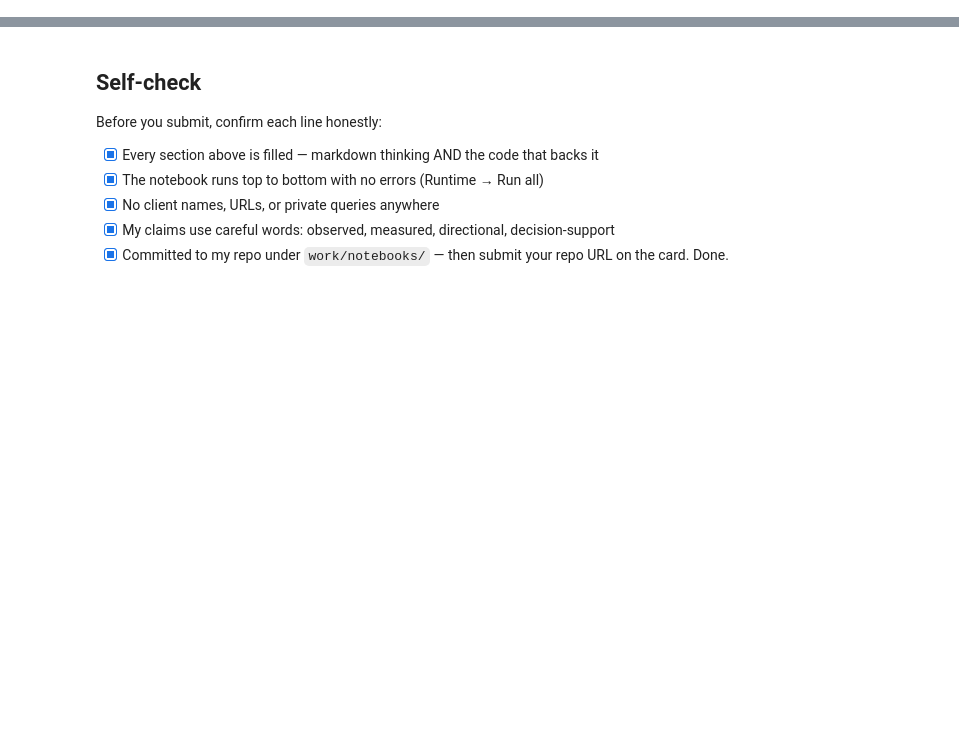
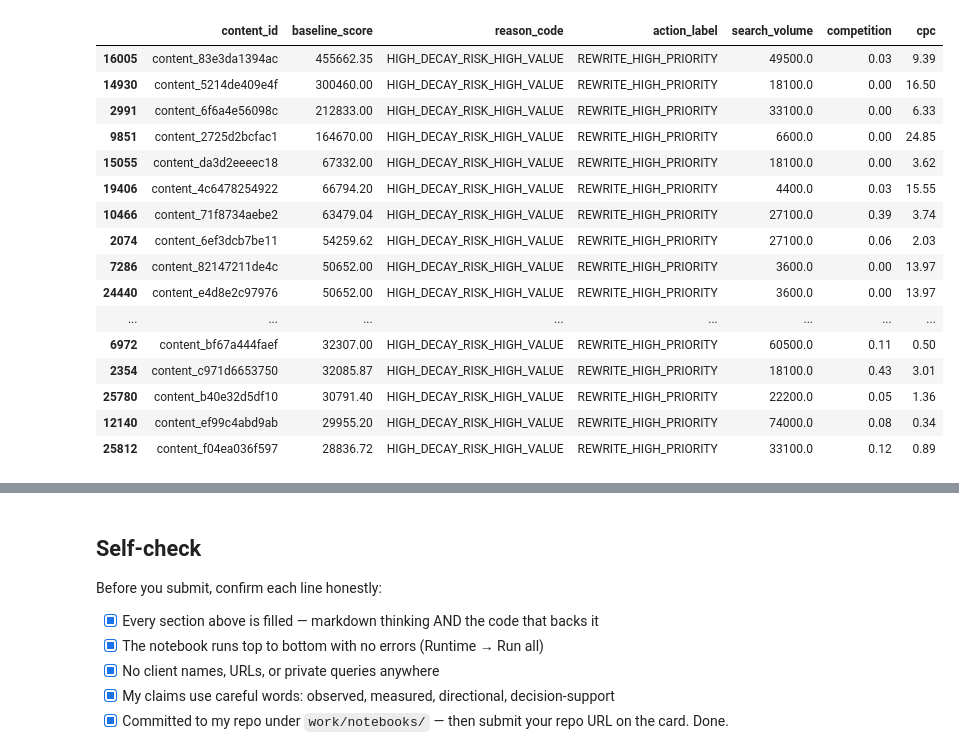
Before and after one commit to ahmed60-jpg/flyrank-intern-, a Jupyter notebook: work/notebooks/w04_baseline_score.ipynb, the cells around one changed output, grey strips where cells are left out. Saved outputs shown, nothing was run; the diff lists cells and outputs as text; code cells hidden in the pictures; blank space fills up the shorter version.

```diff
--- a/work/notebooks/w04_baseline_score.ipynb
+++ b/work/notebooks/w04_baseline_score.ipynb
@@ -149,0 +39,35 @@ Validation False Negatives (Type II Errors): 576
+# %%
+output_dir = Path('../outputs') if Path('../outputs').exists() else Path('work/outputs')
+output_dir.mkdir(parents=True, exist_ok=True)
+df['baseline_score'] = df['search_volume'] * (1 - df['competition']) * (df['cpc'] + 0.1)
+
+q75 = df['baseline_score'].quantile(0.75)
+q50 = df['baseline_score'].quantile(0.50)
+
+def get_reason_code(score):
+    if score >= q75:
+        return 'HIGH_DECAY_RISK_HIGH_VALUE'
+    elif score >= q50:
+        return 'MODERATE_OPPORTUNITY'
+    else:
+        return 'LOW_PRIORITY_STABLE'
+
+def get_action(score):
+    if score >= q75:
+        return 'REWRITE_HIGH_PRIORITY'
+    elif score >= q50:
+        return 'UPDATE_METADATA'
+    else:
+        return 'MONITOR'
+
+df['reason_code'] = df['baseline_score'].apply(get_reason_code)
+df['action_label'] = df['baseline_score'].apply(get_action)
+
+ranked_queue = df[['content_id', 'baseline_score', 'reason_code', 'action_label', 'search_volume', 'competition', 'cpc']].sort_values(by='baseline_score', ascending=False)
+
+csv_path = output_dir / 'baseline_action_score.csv'
+ranked_queue.to_csv(csv_path, index=False)
+
+print(f"File generated at: {csv_path}")
+print(f"Total ranked rows written: {len(ranked_queue)}")
+ranked_queue.head(5)
@@ -149,0 +125,20 @@ Validation False Negatives (Type II Errors): 576
+# %%
+ranked_queue.head(20)
+# %% [output]
+|  | content_id | baseline_score | reason_code | action_label | search_volume | competition | cpc |
+| 16005 | content_83e3da1394ac | 455662.35 | HIGH_DECAY_RISK_HIGH_VALUE | REWRITE_HIGH_PRIORITY | 49500.0 | 0.03 | 9.39 |
+| 14930 | content_5214de409e4f | 300460.00 | HIGH_DECAY_RISK_HIGH_VALUE | REWRITE_HIGH_PRIORITY | 18100.0 | 0.00 | 16.50 |
+| 2991 | content_6f6a4e56098c | 212833.00 | HIGH_DECAY_RISK_HIGH_VALUE | REWRITE_HIGH_PRIORITY | 33100.0 | 0.00 | 6.33 |
+| 9851 | content_2725d2bcfac1 | 164670.00 | HIGH_DECAY_RISK_HIGH_VALUE | REWRITE_HIGH_PRIORITY | 6600.0 | 0.00 | 24.85 |
+| 15055 | content_da3d2eeeec18 | 67332.00 | HIGH_DECAY_RISK_HIGH_VALUE | REWRITE_HIGH_PRIORITY | 18100.0 | 0.00 | 3.62 |
+| 19406 | content_4c6478254922 | 66794.20 | HIGH_DECAY_RISK_HIGH_VALUE | REWRITE_HIGH_PRIORITY | 4400.0 | 0.03 | 15.55 |
+| 10466 | content_71f8734aebe2 | 63479.04 | HIGH_DECAY_RISK_HIGH_VALUE | REWRITE_HIGH_PRIORITY | 27100.0 | 0.39 | 3.74 |
+| 2074 | content_6ef3dcb7be11 | 54259.62 | HIGH_DECAY_RISK_HIGH_VALUE | REWRITE_HIGH_PRIORITY | 27100.0 | 0.06 | 2.03 |
+| 7286 | content_82147211de4c | 50652.00 | HIGH_DECAY_RISK_HIGH_VALUE | REWRITE_HIGH_PRIORITY | 3600.0 | 0.00 | 13.97 |
+| 24440 | content_e4d8e2c97976 | 50652.00 | HIGH_DECAY_RISK_HIGH_VALUE | REWRITE_HIGH_PRIORITY | 3600.0 | 0.00 | 13.97 |
+| ... | ... | ... | ... | ... | ... | ... | ... |
+| 6972 | content_bf67a444faef | 32307.00 | HIGH_DECAY_RISK_HIGH_VALUE | REWRITE_HIGH_PRIORITY | 60500.0 | 0.11 | 0.50 |
+| 2354 | content_c971d6653750 | 32085.87 | HIGH_DECAY_RISK_HIGH_VALUE | REWRITE_HIGH_PRIORITY | 18100.0 | 0.43 | 3.01 |
+| 25780 | content_b40e32d5df10 | 30791.40 | HIGH_DECAY_RISK_HIGH_VALUE | REWRITE_HIGH_PRIORITY | 22200.0 | 0.05 | 1.36 |
+| 12140 | content_ef99c4abd9ab | 29955.20 | HIGH_DECAY_RISK_HIGH_VALUE | REWRITE_HIGH_PRIORITY | 74000.0 | 0.08 | 0.34 |
+| 25812 | content_f04ea036f597 | 28836.72 | HIGH_DECAY_RISK_HIGH_VALUE | REWRITE_HIGH_PRIORITY | 33100.0 | 0.12 | 0.89 |
```
Also changed, not shown: parts of 16 cells of this notebook.
